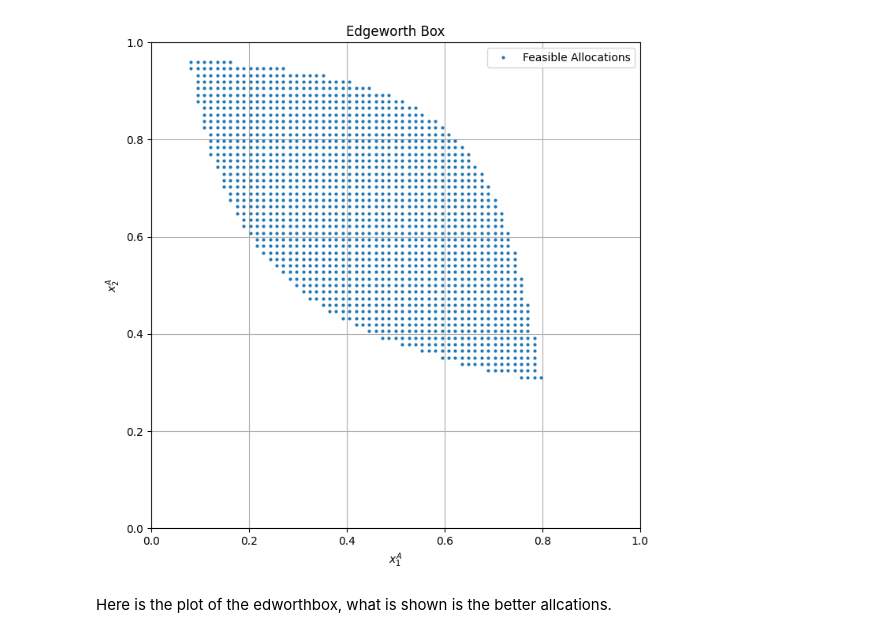
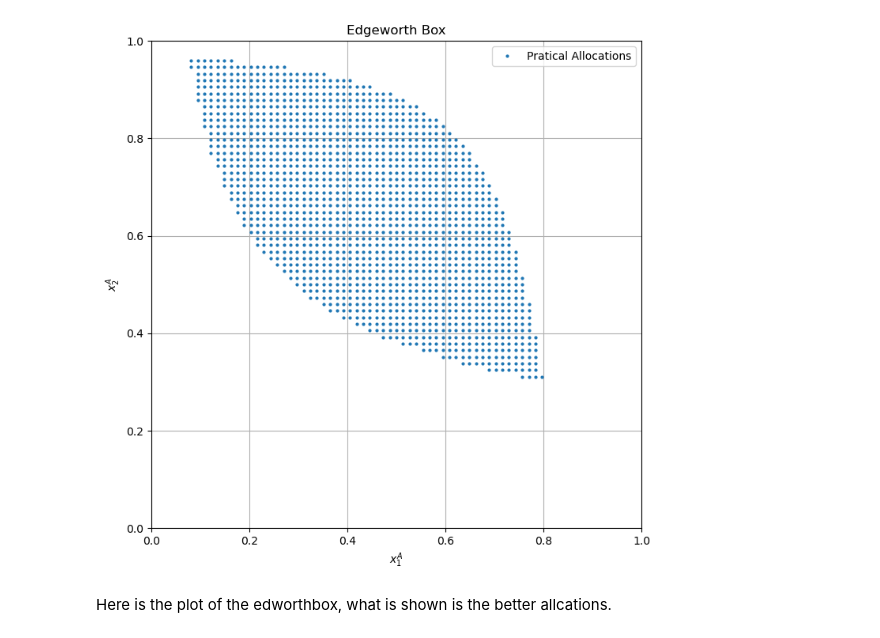
Before and after one commit to NumEconCopenhagen/projects-2024-munkeholdet, a Jupyter notebook: inauguralproject/InauguralProject2024.ipynb, the cells around one changed output. Cells and saved outputs as stored; diff of their text form; code cells hidden in the pictures.

```diff
--- a/inauguralproject/InauguralProject2024.ipynb
+++ b/inauguralproject/InauguralProject2024.ipynb
@@ -63,47 +63,44 @@ par = economy.par
 initial_utility_A = economy.utility_A(par.w1A, par.w2A)
 initial_utility_B = economy.utility_B(1 - par.w1A, 1 - par.w2A)
 
-#  total endowment for a
+
 w1bar = 1.0
 w2bar = 1.0
 
 # We use N as spicifed in the task
 N = 75
 x1A_values = np.linspace(0, w1bar, N)
 x2A_values = np.linspace(0, w2bar, N)
 
-# Prepare to store feasible allocations
-feasible_x1A = []
-feasible_x2A = []
 
-# Check each allocation in the grid
+Practical_x1A = []
+Practical_x2A = []
+
+# we here check for the allcoations
 for x1A in x1A_values:
     for x2A in x2A_values:
-        # Calculate the utility for both consumers at this allocation
         utility_A = economy.utility_A(x1A, x2A)
         utility_B = economy.utility_B(w1bar - x1A, w2bar - x2A)
-
-        # Check if both utilities are at least as high as with initial endowments
         if utility_A >= initial_utility_A and utility_B >= initial_utility_B:
-            feasible_x1A.append(x1A)
-            feasible_x2A.append(x2A)
+            Practical_x1A.append(x1A)
+            Practical_x2A.append(x2A)
 
 # Convert the list to a numpy array for plotting
-feasible_allocations = np.column_stack((feasible_x1A, feasible_x2A))
+feasible_allocations = np.column_stack((Practical_x1A, Practical_x2A))
 
 # Plotting the Edgeworth box
 plt.figure(figsize=(8, 8))
-plt.plot(feasible_allocations[:, 0], feasible_allocations[:, 1], 'o', markersize=2, label='Feasible Allocations')
+plt.plot(feasible_allocations[:, 0], feasible_allocations[:, 1], 'o', markersize=2, label='Pratical Allocations')
 plt.xlim((0.0, 1.0))
 plt.ylim((0.0, 1.0))
 plt.xlabel('$x_1^A$')
 plt.ylabel('$x_2^A$')
 plt.title('Edgeworth Box')
 plt.grid(True)
 plt.legend()
 plt.show()
 # %% [output]
-[figure, old version]
+[figure, new version]
 # %% [markdown]
 Here is the plot of the edworthbox, what is shown is the better allcations.
 # %%
```
Also changed, not shown: parts of 7 cells of this notebook.
